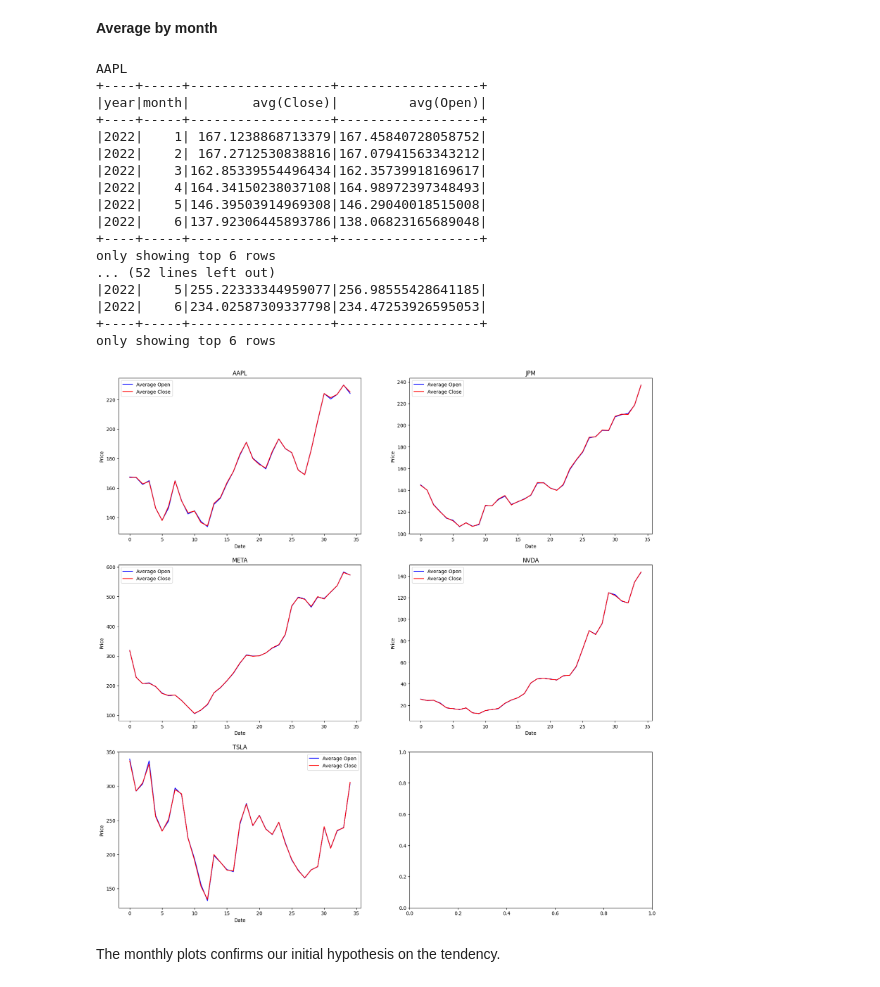
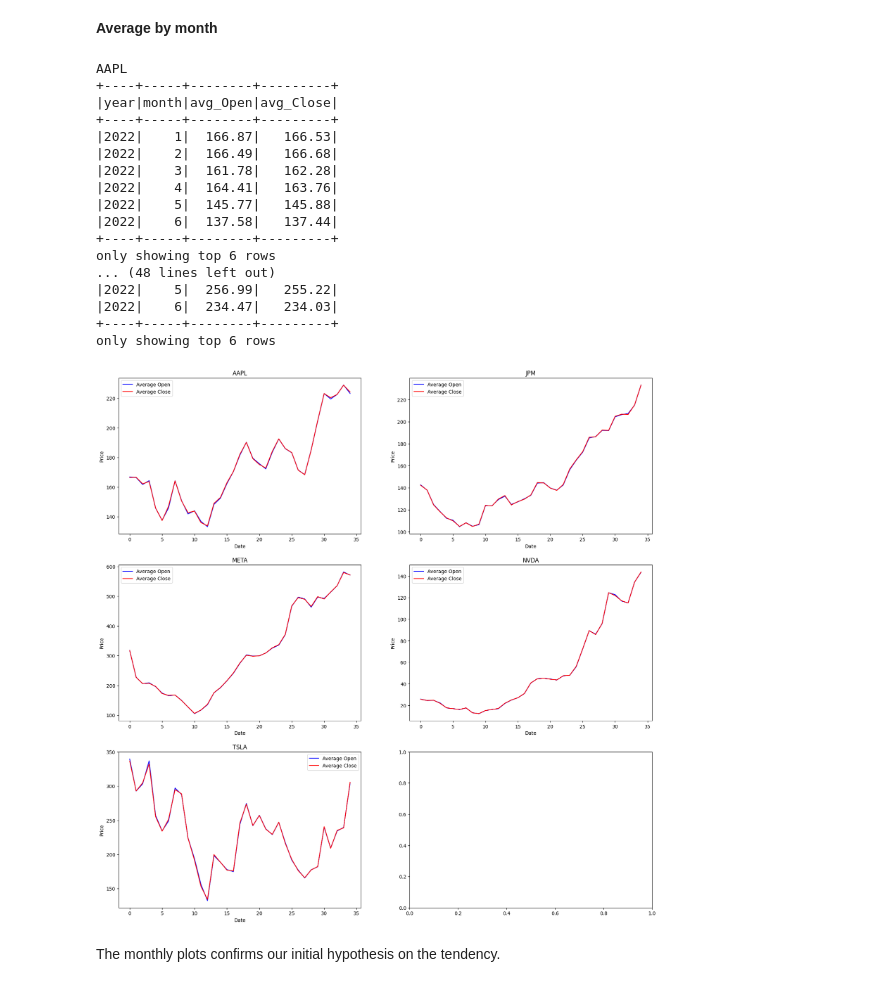
Before and after one commit to ghoumbadji/Stock-Analysis-with-Spark, a Jupyter notebook: Stock_Analysis_with_Spark.ipynb, the cells around one changed output. Drawn from its saved outputs; the diff is of its cells as text; code cells hidden in the pictures.

```diff
--- a/Stock_Analysis_with_Spark.ipynb
+++ b/Stock_Analysis_with_Spark.ipynb
@@ -289,7 +296,7 @@ for stock in stock_map:
   for i in range(len(columns)):
     for j in range(i+1, len(columns)):
         print("Correlation between", columns[i], "and", columns[j], "is",
-              np.round(df.corr(columns[i], columns[j]), 5))
+              round(df.corr(columns[i], columns[j]), 4))
   print()
 # %% [output]
 AAPL
@@ -387,13 +395,11 @@ different time periods (week, month, year)**
 # %% [markdown]
 For each dataframe, we will firstly add the **week**, the **month** and the **year** for each date.
 # %%
-from pyspark.sql.functions import weekofyear, month, year
-
 for stock in stock_map:
   stock_map[stock] = (stock_map[stock]
-                      .withColumn("week", weekofyear(col("Date")))
-                      .withColumn("month", month(col("Date")))
-                      .withColumn("year", year(col("Date")))
+                      .withColumn("week", F.weekofyear(F.col("Date")))
+                      .withColumn("month", F.month(F.col("Date")))
+                      .withColumn("year", F.year(F.col("Date")))
                       )
 
 # Example of result with AAPL stock
@@ -445,13 +458,20 @@ cur_row = 0
 cur_col = 0
 
 for stock in stock_map:
-  df = stock_map[stock].groupBy("year", "week").agg({"Open": "avg", "Close": "avg"}).orderBy("year", "week")
+  df = (stock_map[stock]
+          .groupBy("year", "week")
+          .agg(
+                F.round(F.avg("Open"), 2).alias("avg_Open"),
+                F.round(F.avg("Close"), 2).alias("avg_Close")
+          )
+          .orderBy("year", "week")
+  )
   df = df.toPandas()
   if cur_col == 2:
     cur_row += 1
     cur_col = 0
-  ax[cur_row, cur_col].plot(df["avg(Open)"], color="blue", label="Average Open")
-  ax[cur_row, cur_col].plot(df["avg(Close)"], color="red", label="Average Close")
+  ax[cur_row, cur_col].plot(df["avg_Open"], color="blue", label="Average Open")
+  ax[cur_row, cur_col].plot(df["avg_Close"], color="red", label="Average Close")
   ax[cur_row, cur_col].set_xlabel(xlabel="Date")
   ax[cur_row, cur_col].set_ylabel(ylabel="Price")
   ax[cur_row, cur_col].set_title(label=stock)
@@ -468,50 +488,64 @@ Plotting the weekly averages for the year suggests that the stock appear to be i
 # %%
 for stock in stock_map:
   print(stock)
-  df = stock_map[stock].groupBy("year", "month").agg({"Open": "avg", "Close": "avg"}).orderBy("year", "month")
+  df = (stock_map[stock]
+        .groupBy("year", "month")
+        .agg(
+            F.round(F.avg("Open"), 2).alias("avg_Open"),
+            F.round(F.avg("Close"), 2).alias("avg_Close")
+        )
+        .orderBy("year", "month")
+  )
   df.show(6)
   print()
 # %% [output]
 AAPL
-+----+-----+------------------+------------------+
-|year|month|        avg(Close)|         avg(Open)|
-+----+-----+------------------+------------------+
-|2022|    1| 167.1238868713379|167.45840728058752|
-|2022|    2| 167.2712530838816|167.07941563343212|
-|2022|    3|162.85339554496434|162.35739918169617|
-|2022|    4|164.34150238037108|164.98972397348493|
-|2022|    5|146.39503914969308|146.29040018515008|
-|2022|    6|137.92306445893786|138.06823165689048|
-+----+-----+------------------+------------------+
++----+-----+--------+---------+
+|year|month|avg_Open|avg_Close|
++----+-----+--------+---------+
+|2022|    1|  166.87|   166.53|
+|2022|    2|  166.49|   166.68|
+|2022|    3|  161.78|   162.28|
+|2022|    4|  164.41|   163.76|
+|2022|    5|  145.77|   145.88|
+|2022|    6|  137.58|   137.44|
++----+-----+--------+---------+
 only showing top 6 rows
-... (52 lines left out)
-|2022|    5|255.22333344959077|256.98555428641185|
-|2022|    6|234.02587309337798|234.47253926595053|
-+----+-----+------------------+------------------+
+... (48 lines left out)
+|2022|    5|  256.99|   255.22|
+|2022|    6|  234.47|   234.03|
++----+-----+--------+---------+
 only showing top 6 rows
 # %%
 fig, ax = plt.subplots(nrows=3, ncols=2)
 fig.set_size_inches(w=20, h=20)
 cur_row = 0
 cur_col = 0
 
 for stock in stock_map:
-  df = stock_map[stock].groupBy("year", "month").agg({"Open": "avg", "Close": "avg"}).orderBy("year", "month")
+  df = (stock_map[stock]
+        .groupBy("year", "month")
+        .agg(
+            F.round(F.avg("Open"), 2).alias("avg_Open"),
+            F.round(F.avg("Close"), 2).alias("avg_Close")
+        )
+        .orderBy("year", "month")
+  )
   df = df.toPandas()
   if cur_col == 2:
     cur_row += 1
     cur_col = 0
-  ax[cur_row, cur_col].plot(df["avg(Open)"], color="blue", label="Average Open")
-  ax[cur_row, cur_col].plot(df["avg(Close)"], color="red", label="Average Close")
+  ax[cur_row, cur_col].plot(df["avg_Open"], color="blue", label="Average Open")
+  ax[cur_row, cur_col].plot(df["avg_Close"], color="red", label="Average Close")
   ax[cur_row, cur_col].set_xlabel(xlabel="Date")
   ax[cur_row, cur_col].set_ylabel(ylabel="Price")
   ax[cur_row, cur_col].set_title(label=stock)
   ax[cur_row, cur_col].legend()
   cur_col += 1
 
 plt.show()
 # %% [output]
-[figure, old version]
+[figure, new version]
 # %% [markdown]
 The monthly plots confirms our initial hypothesis on the tendency.
 # %% [markdown]
```
Also changed, not shown: parts of 38 cells of this notebook, 3 other files.
